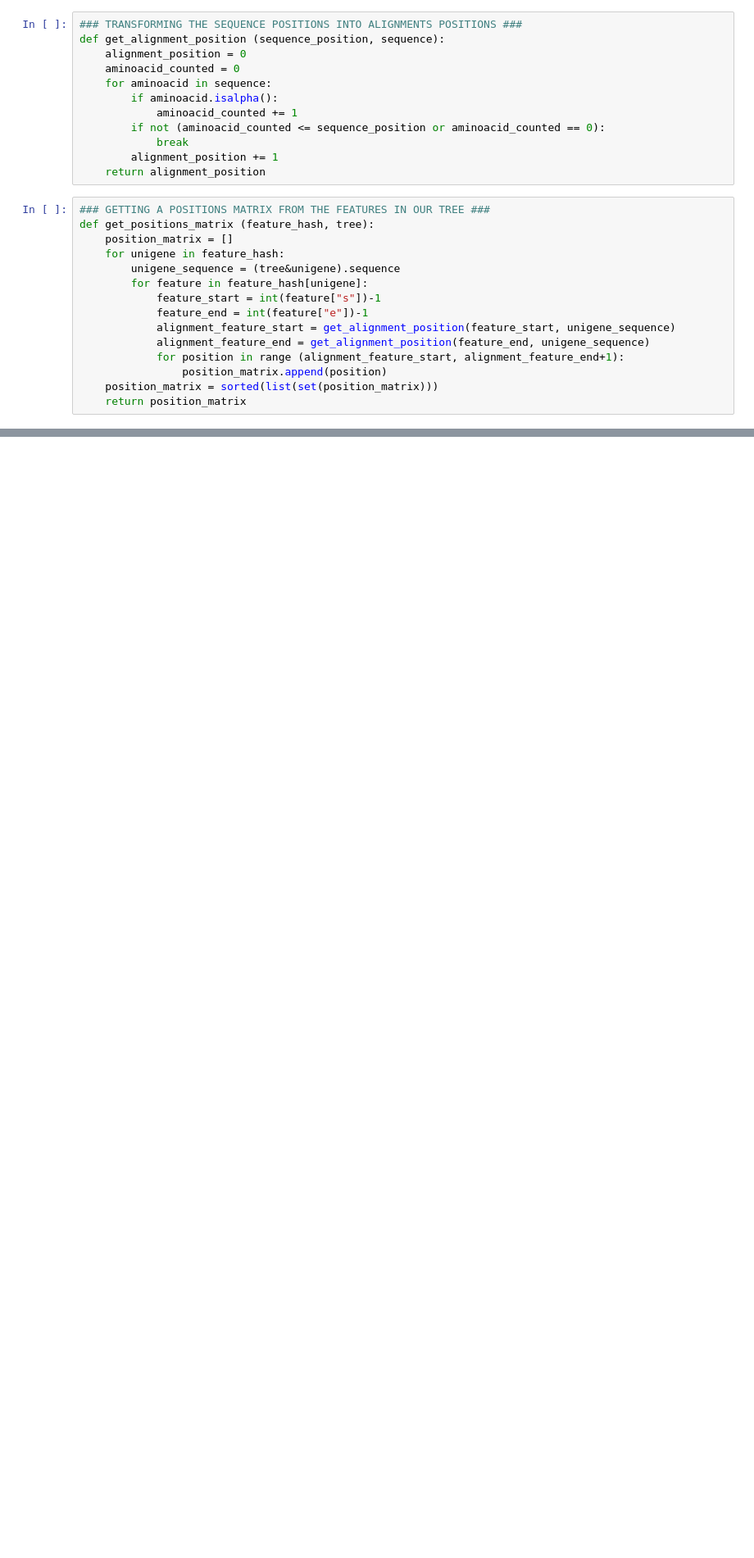
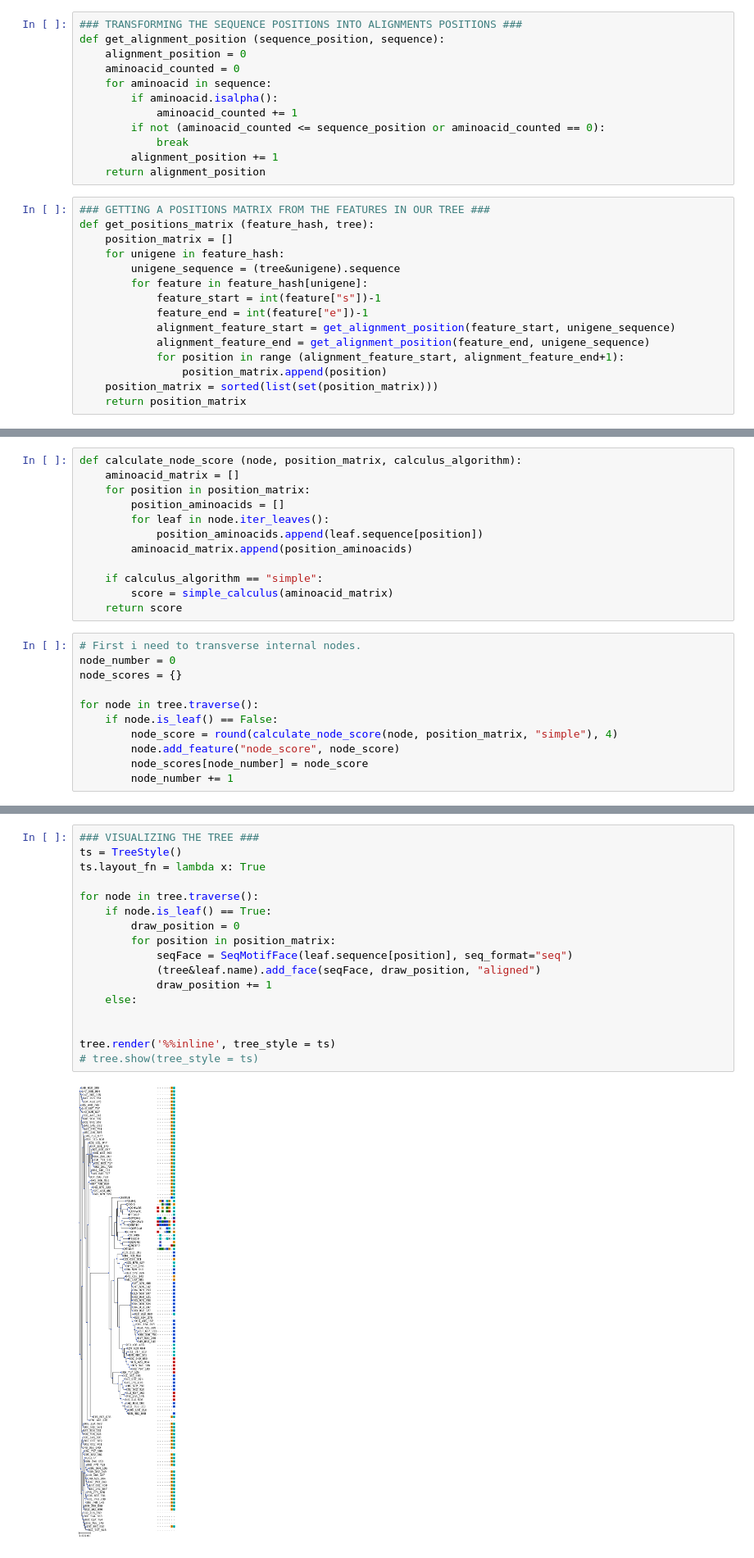
Before and after one commit to seviru/fmp_core_functionality, a Jupyter notebook: scripts/jupyter_tree.ipynb, the cells around one changed output, grey strips where cells are left out. Shown: that part at 82% size. Saved outputs shown, nothing was run; the diff lists cells and outputs as text; blank space fills up the shorter version.

Commit message:
Added node score calculation functionality

```diff
--- a/scripts/jupyter_tree.ipynb
+++ b/scripts/jupyter_tree.ipynb
@@ -86,0 +105,23 @@ print (position_matrix)
+# %%
+def calculate_node_score (node, position_matrix, calculus_algorithm):
+    aminoacid_matrix = []
+    for position in position_matrix:
+        position_aminoacids = []
+        for leaf in node.iter_leaves():
+            position_aminoacids.append(leaf.sequence[position])
+        aminoacid_matrix.append(position_aminoacids)
+
+    if calculus_algorithm == "simple":
+        score = simple_calculus(aminoacid_matrix)
+    return score
+# %%
+# First i need to transverse internal nodes.
+node_number = 0
+node_scores = {}
+
+for node in tree.traverse():
+    if node.is_leaf() == False:
+        node_score = round(calculate_node_score(node, position_matrix, "simple"), 4)
+        node.add_feature("node_score", node_score)
+        node_scores[node_number] = node_score
+        node_number += 1
@@ -104,0 +162,19 @@ tree.render('%%inline', tree_style = ts)
+# %%
+### VISUALIZING THE TREE ###
+ts = TreeStyle()
+ts.layout_fn = lambda x: True
+
+for node in tree.traverse():
+    if node.is_leaf() == True:
+        draw_position = 0
+        for position in position_matrix:
+            seqFace = SeqMotifFace(leaf.sequence[position], seq_format="seq")
+            (tree&leaf.name).add_face(seqFace, draw_position, "aligned")
+            draw_position += 1
+    else:
+
+
+tree.render('%%inline', tree_style = ts)
+# tree.show(tree_style = ts)
+# %% [output]
+[figure, added]
```
Also changed, not shown: parts of 8 cells of this notebook.
